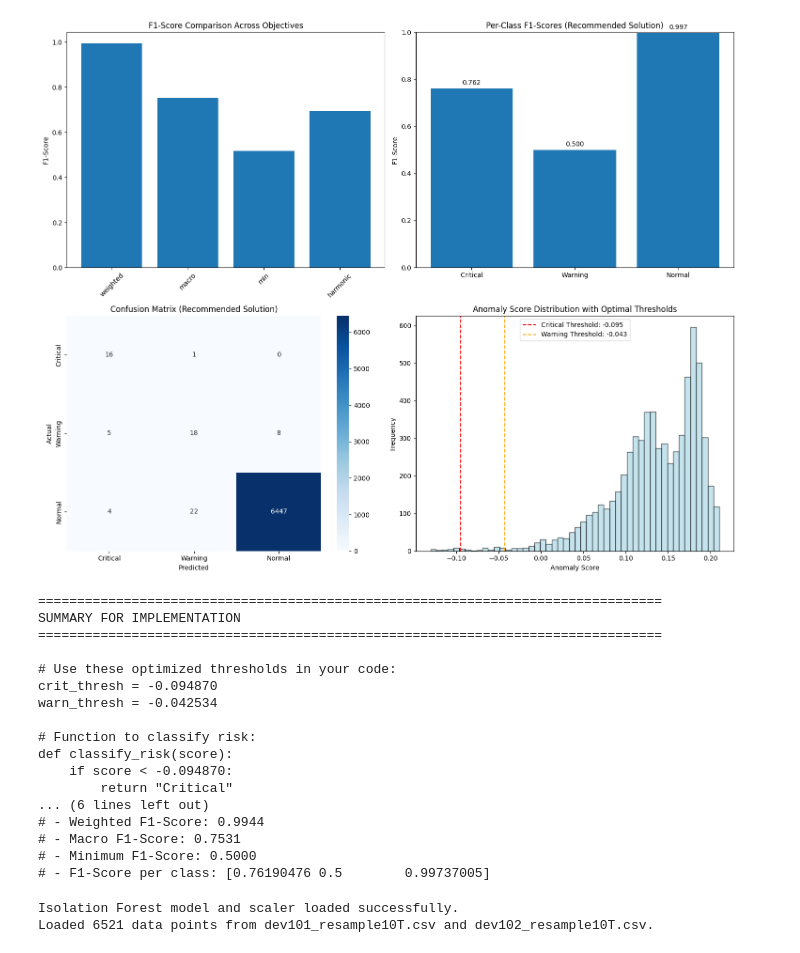
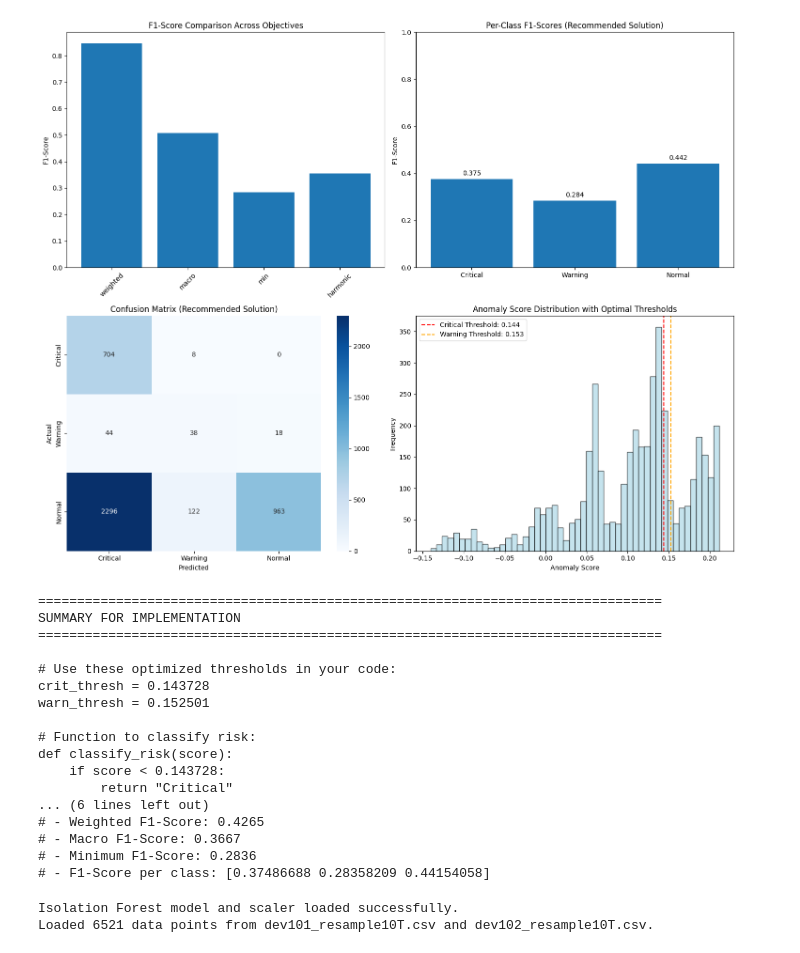
Before and after one commit to Ahmadaduwa/Landslide, a Jupyter notebook: models/IsalationForest/find_Thresholds.ipynb, the cells around one changed output. Drawn from its saved outputs; the diff is of its cells as text; code cells hidden in the pictures.

Commit message:
validate 1T

```diff
--- a/models/IsalationForest/find_Thresholds.ipynb
+++ b/models/IsalationForest/find_Thresholds.ipynb
@@ -20,9 +20,11 @@ except FileNotFoundError:
     print("Error: Model or scaler files not found. Make sure 'iso_scaler.joblib' and 'iso_model.joblib' are in the './model/' directory.")
     exit()
 
-df1 = pd.read_csv("./data/dev101_resample10T_flex.csv")
-df2 = pd.read_csv("./data/dev102_resample10T_flex.csv")
+df1 = pd.read_csv("./data/dev101_resample1T_validate.csv")
+df2 = pd.read_csv("./data/dev102_resample1T_validate.csv")
 df_val = pd.concat([df1, df2], ignore_index=True)
+
+df_val = df_val.sort_values('timestamp').reset_index(drop=True)
 #df_val = pd.read_excel("./data/test.xlsx")
 print(f"Loaded {len(df_val)} data points from dev101_resample10T.csv and dev102_resample10T.csv.")
 
@@ -365,22 +367,22 @@ Critical      25
 Name: count, dtype: int64
-[figure, old version]
+[figure, new version]
 ================================================================================
 SUMMARY FOR IMPLEMENTATION
 ================================================================================
 
 # Use these optimized thresholds in your code:
-crit_thresh = -0.094870
-warn_thresh = -0.042534
+crit_thresh = 0.143728
+warn_thresh = 0.152501
 
 # Function to classify risk:
 def classify_risk(score):
-    if score < -0.094870:
+    if score < 0.143728:
         return "Critical"
 ... (6 lines left out)
-# - Weighted F1-Score: 0.9944
-# - Macro F1-Score: 0.7531
-# - Minimum F1-Score: 0.5000
-# - F1-Score per class: [0.76190476 0.5        0.99737005]
+# - Weighted F1-Score: 0.4265
+# - Macro F1-Score: 0.3667
+# - Minimum F1-Score: 0.2836
+# - F1-Score per class: [0.37486688 0.28358209 0.44154058]
 # %%
 import pandas as pd
 import numpy as np
```
Also changed, not shown: parts of 1 cell of this notebook, 3 other files.
